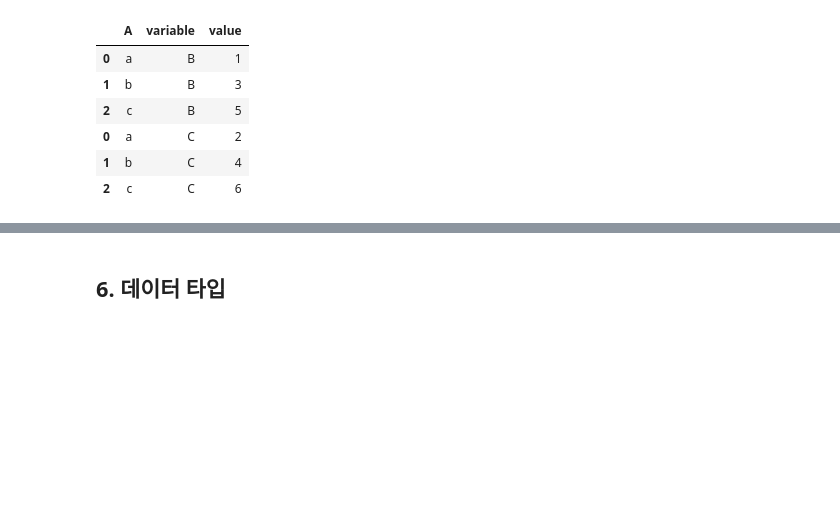
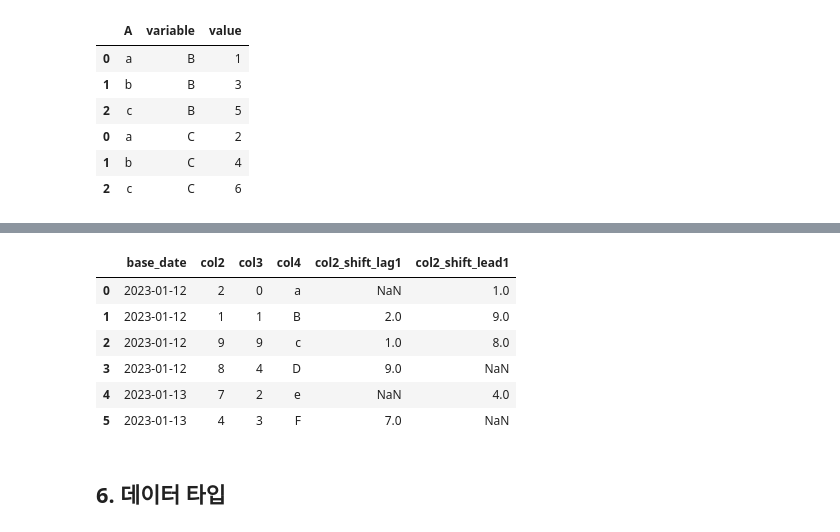
Before and after one commit to limyj0708/limyj0708.github.io, a Jupyter notebook: posts/2021-11-05-pandas_cheatsheet.ipynb, the cells around one changed output, grey strips where cells are left out. Cells and saved outputs as stored; diff of their text form; code cells hidden in the pictures; blank space fills up the shorter version.

```diff
--- a/posts/2021-11-05-pandas_cheatsheet.ipynb
+++ b/posts/2021-11-05-pandas_cheatsheet.ipynb
@@ -1414,0 +1508,15 @@ pd.melt(df, id_vars=['A'], value_vars=['B', 'C'], ignore_index=False)
+# %%
+df_sample = pd.DataFrame({
+    'base_date': [  np.datetime64('2023-01-12')
+                      , np.datetime64('2023-01-12')
+                      , np.datetime64('2023-01-12')
+                      , np.datetime64('2023-01-12')
+                      , np.datetime64('2023-01-13')
+                      , np.datetime64('2023-01-13')
+
+    ],
+    'col2': [2, 1, 9, 8, 7, 4],
+    'col3': [0, 1, 9, 4, 2, 3],
+    'col4': ['a', 'B', 'c', 'D', 'e', 'F']
+})
+df_sample
@@ -1415,3 +1531,21 @@ pd.melt(df, id_vars=['A'], value_vars=['B', 'C'], ignore_index=False)
+# %%
+df_sample['col2_shift_lag1'] = df_sample.groupby(['base_date'])['col2'].shift(1)
+# base_date를 기준으로, col2에 대하여 shift 1 적용
+# 즉, 이전 행의 col2 값을 출력
+
+df_sample['col2_shift_lead1'] = df_sample.groupby(['base_date'])['col2'].shift(-1)
+# base_date를 기준으로, col2에 대하여 shift -1 적용
+# 즉, 다음 행의 col2 값을 출력
+# %%
+df_sample
+# %% [output]
+|  | base_date | col2 | col3 | col4 | col2_shift_lag1 | col2_shift_lead1 |
+| 0 | 2023-01-12 | 2 | 0 | a | NaN | 1.0 |
+| 1 | 2023-01-12 | 1 | 1 | B | 2.0 | 9.0 |
+| 2 | 2023-01-12 | 9 | 9 | c | 1.0 | 8.0 |
+| 3 | 2023-01-12 | 8 | 4 | D | 9.0 | NaN |
+| 4 | 2023-01-13 | 7 | 2 | e | NaN | 4.0 |
+| 5 | 2023-01-13 | 4 | 3 | F | 7.0 | NaN |
 # %% [markdown]
 ## 6. 데이터 타입
 # %% [markdown]
```
Also changed, not shown: parts of 10 cells of this notebook, 2 other files.
